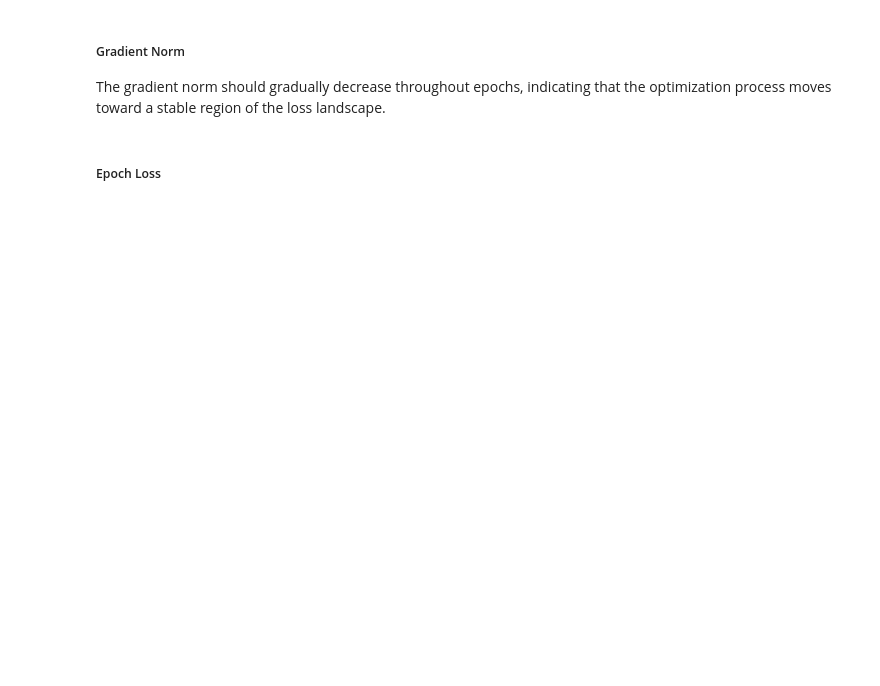
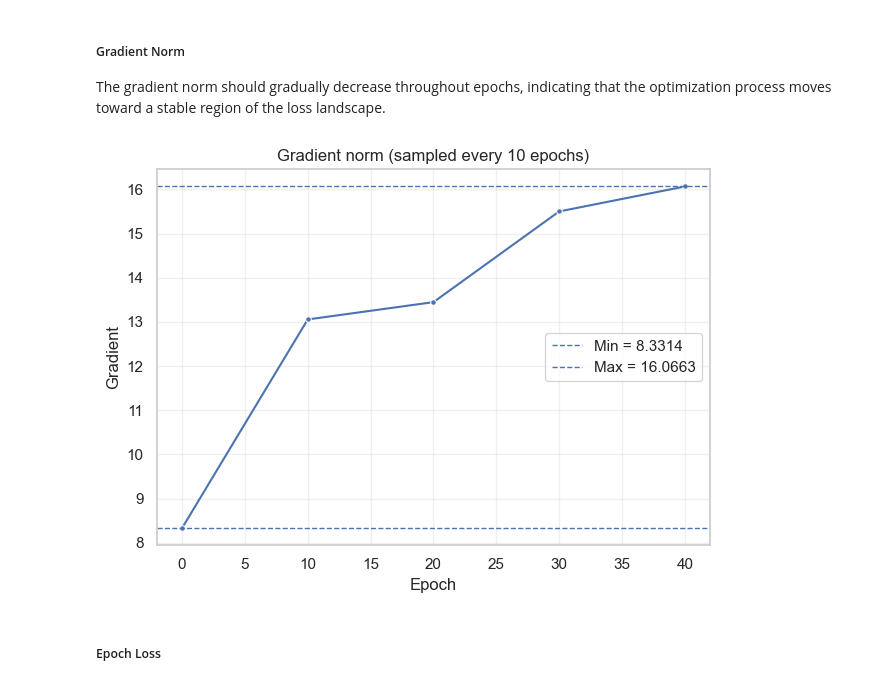
Before and after one commit to Borbico/Machine_Learning_Melaccio, a Jupyter notebook: notebooks/cup_NN_manual.ipynb, the cells around one changed output. Cells and saved outputs as stored; diff of their text form; code cells hidden in the pictures; blank space fills up the shorter version.

Commit message:
Error fixing, removed unused notebook

```diff
--- a/notebooks/cup_NN_manual.ipynb
+++ b/notebooks/cup_NN_manual.ipynb
@@ -303 +230,13 @@ Early Stopping  | metric: loss,  patience: 25 , minimum delta: 0.01
 ----------------------------------------------------------------------------------------------------
+# %%
+import numpy as np
+
+# From: ML-25-Valid3-v.0.1.pdf
+# "So, much BETTER, if you consider the mean of TR error at the best point for VL and use it to
+# gain the same level of fitting in the retraining (avoiding undertraning effects)."
+target_training_loss = float(np.mean([
+    fold.fold_tr_loss
+    for fold in fold_histories
+]))
+
+print(target_training_loss)
@@ -411,12 +429,18 @@ if save_report:
 <p>Model is eventually trained with best parameters verified from KFold, in order to predict on official test set.</p>
 # %%
+importlib.reload(nnc)
 # Prepare and scale datasets
-X_tr, y_tr = cc.prepare_dataset(df_train, scaler=scaler, fit_scaler=True)   # fit+transform
-X_ts, y_ts = cc.prepare_dataset(df_test,  scaler=scaler, fit_scaler=False)
+X_tr_scaled, y_tr_scaled = cc.prepare_dataset(df_train, scaler=scaler, fit_scaler=True)   # fit+transform
 
 model_final = copy.deepcopy(model_template)
-final_scaler = StandardScaler()
-train_kf_result = nnc.train(
-    model_final, nnc.HoldOutStrategy(nnc.FeatureTargetSet(X_tr, y_tr), val_ratio=0.1, scaler=final_scaler),
-    **inner_train_params
+inner_train_params_final = copy.deepcopy(inner_train_params)
+# For full retraining we rely on the target train loss at the best epoch VL
+# instead of using early stopping and scheduler template
+inner_train_params_final.pop("scheduler_template")
+inner_train_params_final.pop("early_stopping_strategy")
+inner_train_params_final["train_control"] = target_training_loss
+
+train_final_result = nnc.train(
+    model_final, nnc.FullTrainingStrategy(nnc.FeatureTargetSet(X_tr_scaled, y_tr_scaled)),
+    **inner_train_params_final
 )
@@ -423,17 +461,16 @@ train_kf_result = nnc.train(
 # %%
-epochs_kf_vl_mee = train_kf_result.epochs_vl_mee
-epochs_kf_tr_mee = train_kf_result.epochs_tr_mee
-epochs_kf_tr_mse = train_kf_result.epochs_tr_mse
-epochs_kf_vl_mse = train_kf_result.epochs_vl_mse
-epochs_kf_vl_mae = train_kf_result.epochs_vl_mae
-epochs_kf_tr_mae = train_kf_result.epochs_tr_mae
-epochs_kf_grad = train_kf_result.epochs_grad_norm
+epochs_final_tr_mee = train_final_result.epochs_tr_loss
+epochs_final_tr_mse = train_final_result.epochs_tr_mse
+epochs_final_tr_mae = train_final_result.epochs_tr_mae
+epochs_final_grad = train_final_result.epochs_grad_norm
 # %% [markdown]
 <h5>Gradient Norm</h5>
 <p>The gradient norm should gradually decrease throughout epochs, indicating that the optimization process moves toward a stable region of the loss landscape.</p>
 # %%
 importlib.reload(nnc)
-nnc.plot_gradient_norm_line(epochs_kf_grad, step=10)
+nnc.plot_gradient_norm_line(epochs_final_grad, step=10)
+# %% [output]
+[figure, added]
 # %% [markdown]
 <h5>Epoch Loss</h5>
 # %%
```
Also changed, not shown: parts of 34 cells of this notebook, 12 other files.
